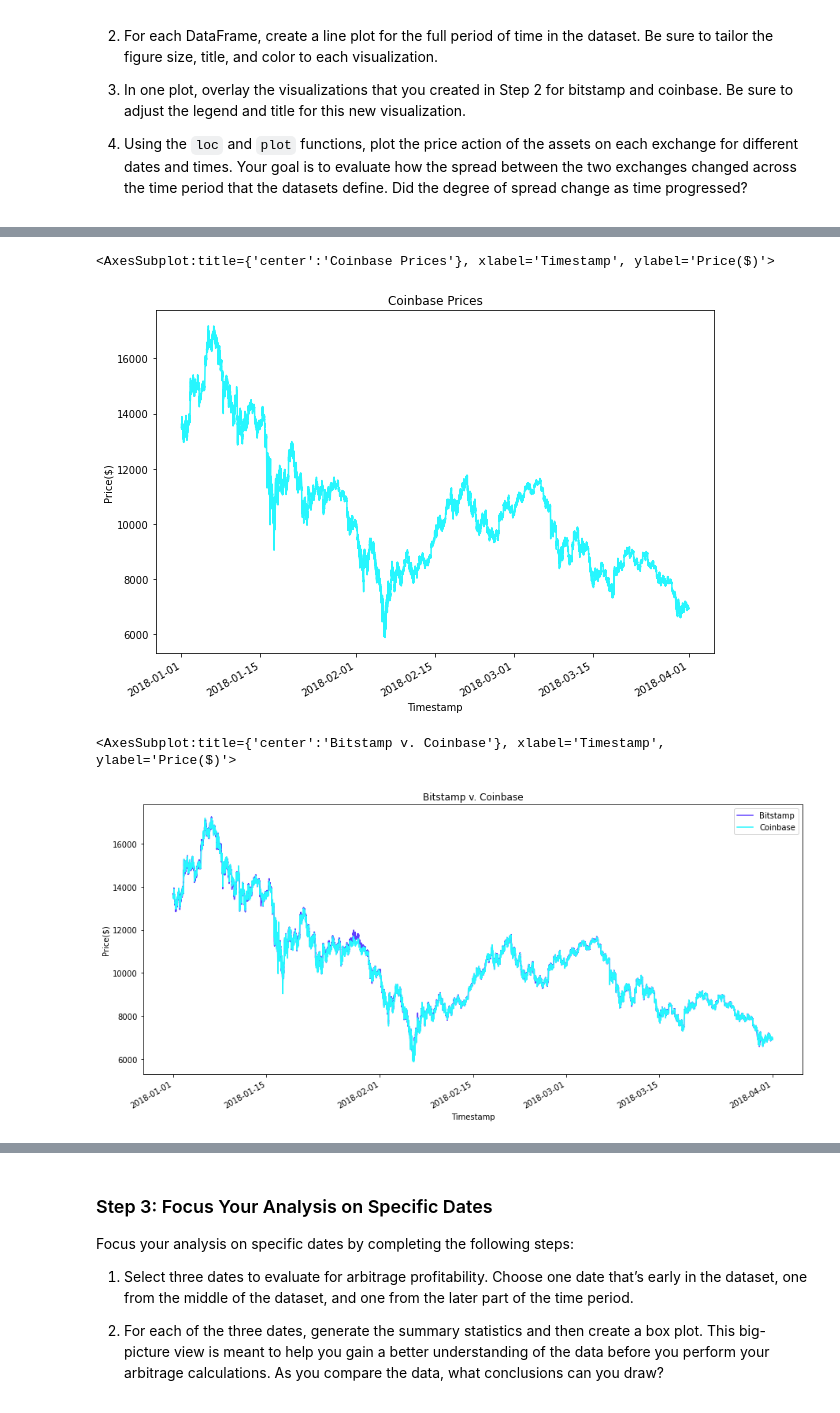
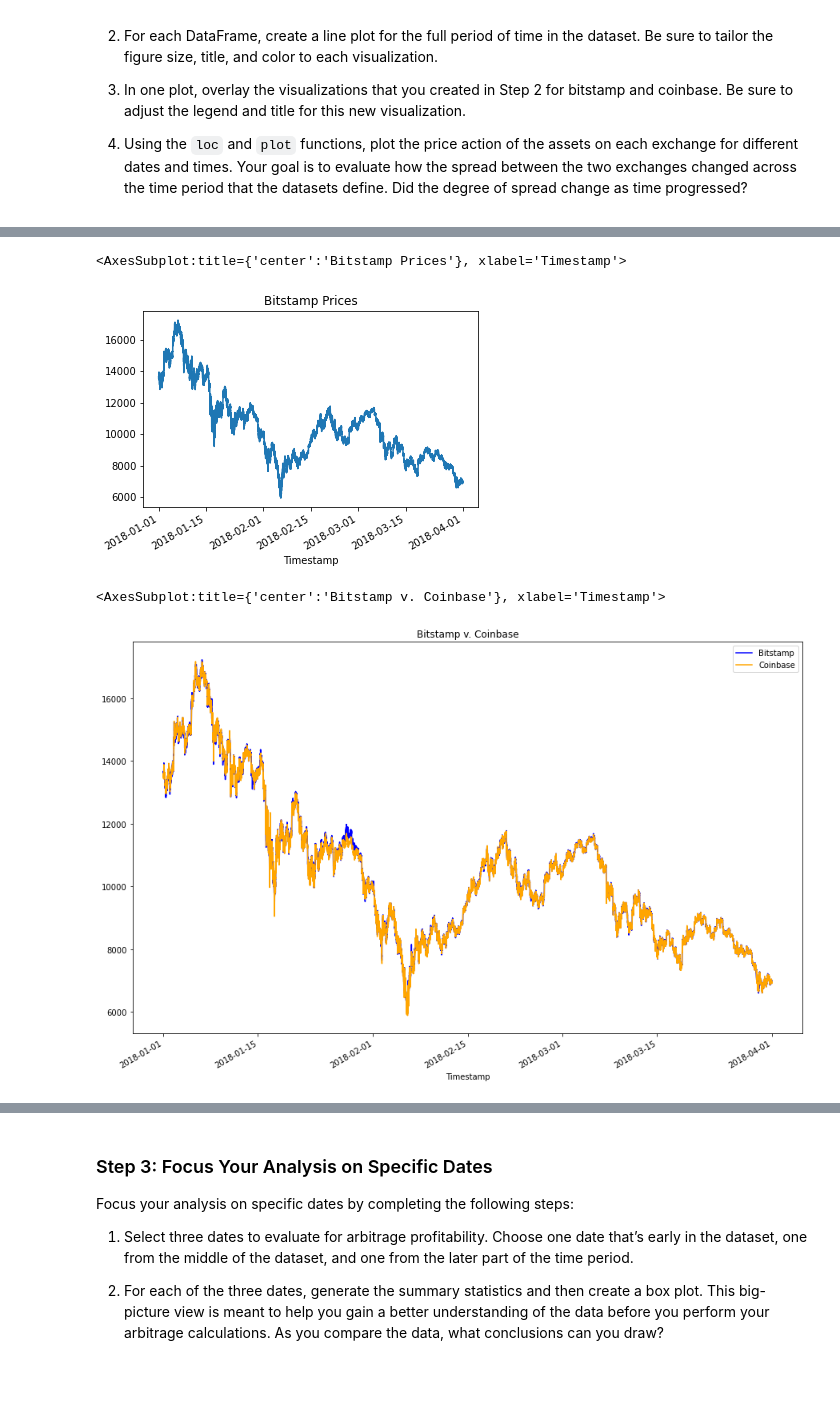
Before and after one commit to silvanoross/Arbitrage_Analysis, a Jupyter notebook: crypto_arbitrage.ipynb, the cells around one changed output, grey strips where cells are left out. Saved outputs shown, nothing was run; the diff lists cells and outputs as text; code cells hidden in the pictures; blank space fills up the shorter version.

```diff
--- a/crypto_arbitrage.ipynb
+++ b/crypto_arbitrage.ipynb
@@ -338,21 +260,18 @@ bitstamp["Close"].plot(figsize=(10, 7), title="Bitstamp Prices", ylabel="Price($
 # %%
 # Create a line plot for the coinbase DataFrame for the full length of time in the dataset
 # Be sure that the figure size, title, and color are tailored to each visualization
 # YOUR CODE HERE
-coinbase["Close"].plot(figsize=(10, 7), title="Coinbase Prices", ylabel="Price($)", color="#27F6FE")
 # %% [output]
-<AxesSubplot:title={'center':'Coinbase Prices'}, xlabel='Timestamp', ylabel='Price($)'>
+<AxesSubplot:title={'center':'Bitstamp Prices'}, xlabel='Timestamp'>
-[figure, old version]
+[figure, new version]
 # %%
 # Overlay the visualizations for the bitstamp and coinbase DataFrames in one plot
 # The plot should visualize the prices over the full lenth of the dataset
 # Be sure to include the parameters: legend, figure size, title, and color and label
 # YOUR CODE HERE
-bitstamp['Close'].plot(legend=True, figsize=(15, 7), title="Bitstamp v. Coinbase", color="#5E3EFF", label="Bitstamp", ylabel="Price($)")
-coinbase['Close'].plot(legend=True, figsize=(15, 7), color="#27F6FE", label="Coinbase")
 # %% [output]
-<AxesSubplot:title={'center':'Bitstamp v. Coinbase'}, xlabel='Timestamp', ylabel='Price($)'>
+<AxesSubplot:title={'center':'Bitstamp v. Coinbase'}, xlabel='Timestamp'>
-[figure, old version]
+[figure, new version]
 # %%
 # Using the loc and plot functions, create an overlay plot that visualizes
 # the price action of both DataFrames for a one month period early in the dataset
```
Also changed, not shown: parts of 34 cells of this notebook.
